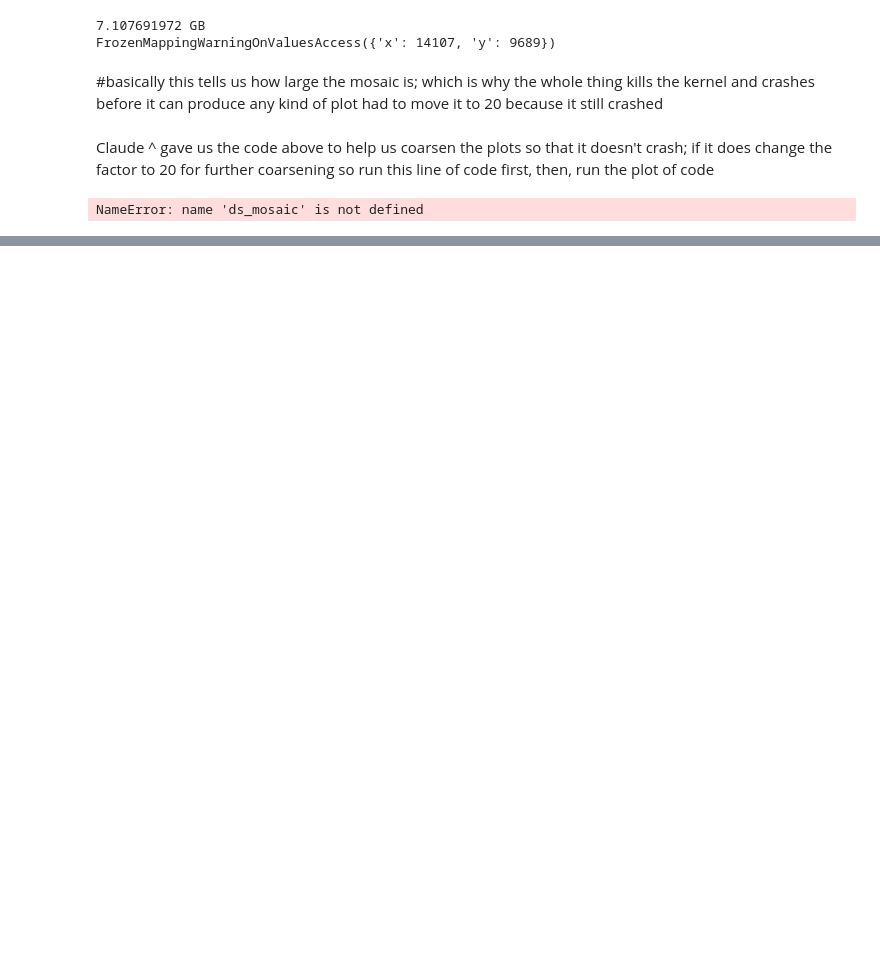
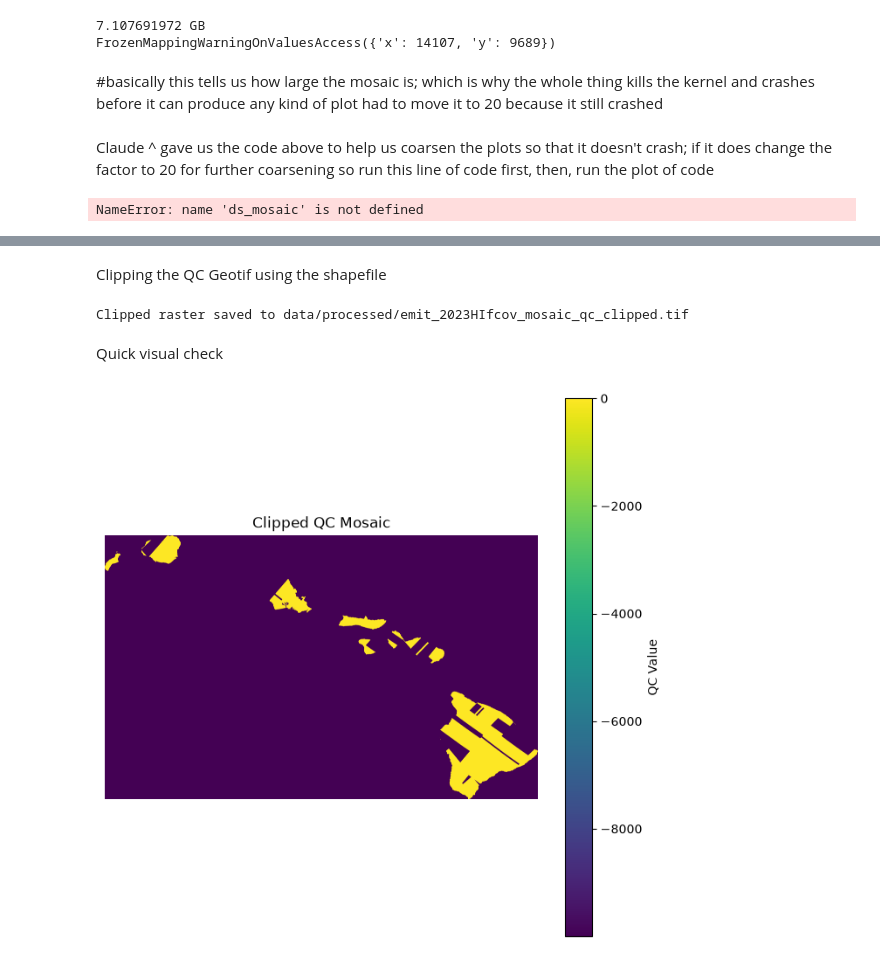
Before and after one commit to gillopez42/testing1, a Jupyter notebook: Scripts/GilsEMIT_2023HI_fcov.ipynb, the cells around one changed output, grey strips where cells are left out. Drawn from its saved outputs; the diff is of its cells as text; code cells hidden in the pictures; blank space fills up the shorter version.

```diff
--- a/Scripts/GilsEMIT_2023HI_fcov.ipynb
+++ b/Scripts/GilsEMIT_2023HI_fcov.ipynb
@@ -276,0 +610,64 @@ NameError: name 'ds_mosaic' is not defined
+# %% [markdown]
+Clipping the QC Geotif using the shapefile
+# %%
+import geopandas as gpd
+import rasterio
+from rasterio.mask import mask
+
+# --- Paths ---
+shp_path = "/Users/gillopez/Downloads/Coastline/Coastline.shp"  # from earlier download
+qc_path = "data/processed/emit_2023HIfcov_mosaic_qc.tif"
+out_path = "data/processed/emit_2023HIfcov_mosaic_qc_clipped.tif"
+
+# --- Load shapefile ---
+gdf = gpd.read_file(shp_path)
+
+# --- Open raster and match CRS ---
+with rasterio.open(qc_path) as src:
+    raster_crs = src.crs
+
+    # Reproject shapefile to match raster CRS if needed
+    if gdf.crs != raster_crs:
+        gdf = gdf.to_crs(raster_crs)
+
+    # --- Clip ---
+    out_image, out_transform = mask(
+        src,
+        gdf.geometry,
+        crop=True,        # crop the raster extent to the shape's bounding box
+        nodata=-9999,      # matches your QC nodata convention
+        filled=True
+    )
+    out_meta = src.meta.copy()
+
+# --- Update metadata to match clipped shape/transform ---
+out_meta.update({
+    "height": out_image.shape[1],
+    "width": out_image.shape[2],
+    "transform": out_transform,
+    "nodata": -9999
+})
+
+# --- Write clipped GeoTIFF ---
+with rasterio.open(out_path, "w", **out_meta) as dst:
+    dst.write(out_image)
+
+print(f"Clipped raster saved to {out_path}")
+# %% [output]
+Clipped raster saved to data/processed/emit_2023HIfcov_mosaic_qc_clipped.tif
+# %% [markdown]
+Quick visual check
+# %%
+import matplotlib.pyplot as plt
+
+with rasterio.open(out_path) as src:
+    clipped = src.read(1)
+
+plt.figure(figsize=(8, 8))
+plt.imshow(clipped, cmap="viridis")
+plt.colorbar(label="QC Value")
+plt.title("Clipped QC Mosaic")
+plt.axis("off")
+plt.show()
+# %% [output]
+[figure, added]
```
Also changed, not shown: parts of 38 cells of this notebook.
